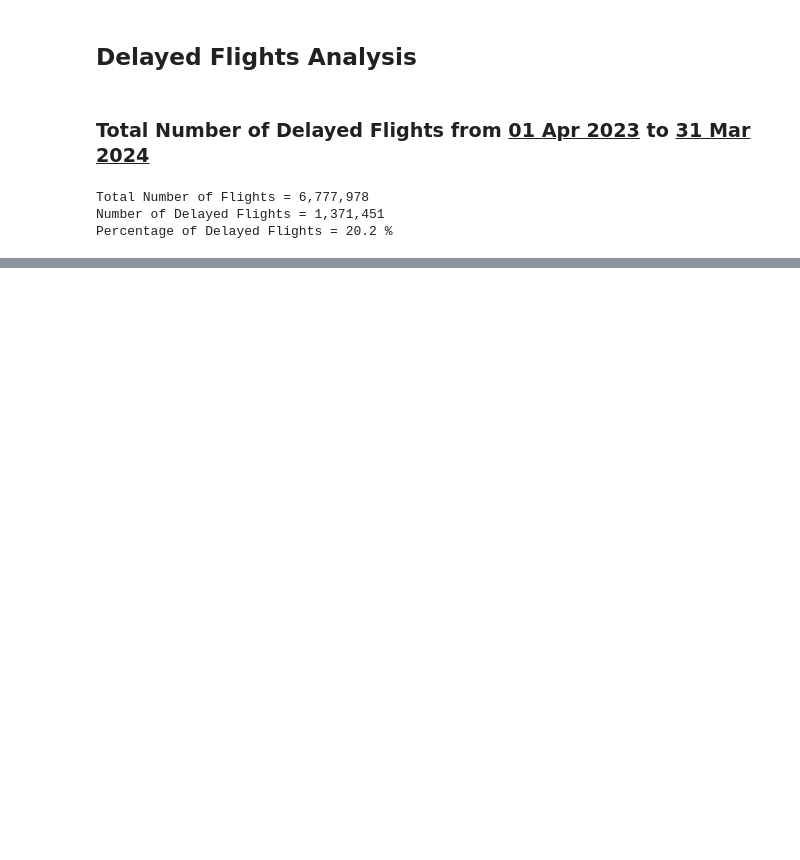
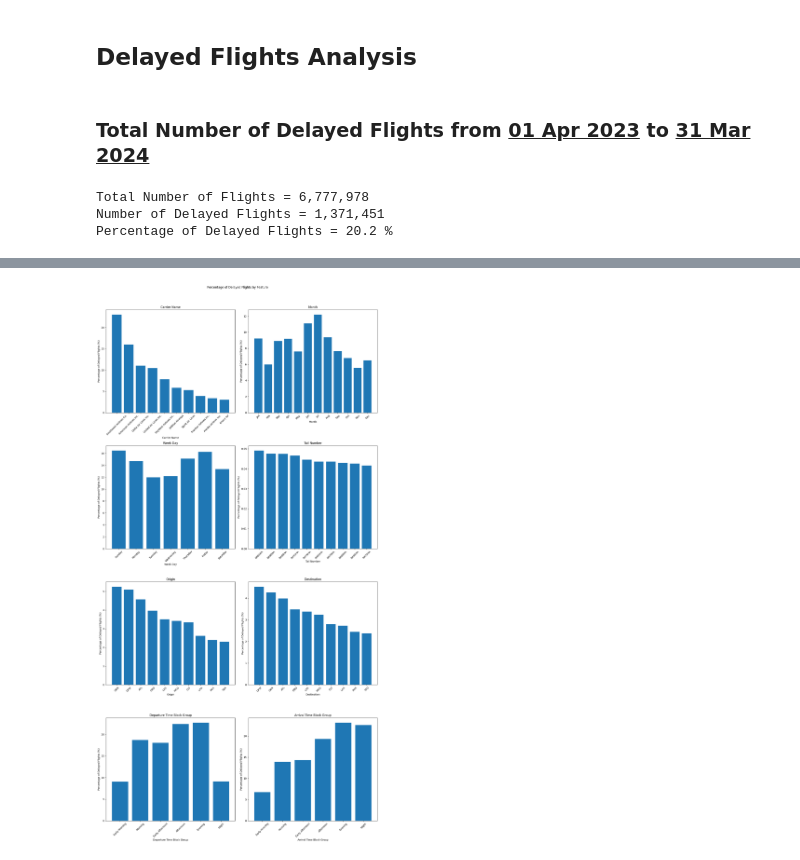
Before and after one commit to B-Treftz/Flight_Status_Predictor, a Jupyter notebook: 1_EDA/EDA_Brian.ipynb, the cells around one changed output, grey strips where cells are left out. Drawn from its saved outputs; the diff is of its cells as text; code cells hidden in the pictures; blank space fills up the shorter version.

```diff
--- a/1_EDA/EDA_Brian.ipynb
+++ b/1_EDA/EDA_Brian.ipynb
@@ -187,6 +256,6 @@ fig_pie.show()
 # %%
 # Define categorical variables
-categorical_vars = [
+categorical_features = [
     ('Carrier_Name', 'Carrier Name'),
     ('Month', 'Month'),
     ('Week_Day', 'Week Day'),
@@ -198,10 +267,11 @@ categorical_vars = [
 ]
 
 # Initialize subplot figure with two columns of four
-fig = sp.make_subplots(rows=4, cols=2, subplot_titles=[title for _, title in categorical_vars])
+fig, axs = plt.subplots(4, 2, figsize=(16, 32))
+axs = axs.flatten()
 
 # Create bar charts for each categorical variable
-for i, (var, title) in enumerate(categorical_vars, start=1):
+for i, (var, title) in enumerate(categorical_features):
     if var in ['Tail_Number', 'Origin', 'Destination', 'Carrier_Name']:
         # Limit top 10 for Tail_Number, Origin, and Destination
         top_10 = df[df['Delayed'] == 1][var].value_counts().head(10).sort_values(ascending=False)
@@ -209,37 +279,41 @@ for i, (var, title) in enumerate(categorical_vars, start=1):
         values = (top_10.values / delayed) * 100
     elif var == 'Month':
         # Sort month in order from January to December
         month_order = ['Jan', 'Feb', 'Mar', 'Apr', 'May', 'Jun', 'Jul', 'Aug', 'Sep', 'Oct', 'Nov', 'Dec']
         month_counts = df[df['Delayed'] == 1]['Month'].value_counts(normalize=True).loc[month_order]
         labels = month_counts.index
         values = month_counts.values * 100
     elif var == 'Week_Day':
         # Sort week day from Sunday to Saturday
         weekday_order = ['Sunday', 'Monday', 'Tuesday', 'Wednesday', 'Thursday', 'Friday', 'Saturday']
         weekday_counts = df[df['Delayed'] == 1]['Week_Day'].value_counts(normalize=True).loc[weekday_order]
         labels = weekday_counts.index
         values = weekday_counts.values * 100
     elif var == 'Dep_Time_Block_Group':
         # Sort time block group from Early Morning to Night
         dep_block_order = ['Early Morning', 'Morning', 'Early Afternoon', 'Afternoon', 'Evening', 'Night']
         dep_block_counts = df[df['Delayed'] == 1]['Dep_Time_Block_Group'].value_counts(normalize=True).loc[dep_block_order]
         labels = dep_block_counts.index
         values = dep_block_counts.values * 100
     else:
         # Sort time block group from Early Morning to Night
         arr_block_order = ['Early Morning', 'Morning', 'Early Afternoon', 'Afternoon', 'Evening', 'Night']
         arr_block_counts = df[df['Delayed'] == 1]['Arr_Time_Block_Group'].value_counts(normalize=True).loc[arr_block_order]
         labels = arr_block_counts.index
         values = arr_block_counts.values * 100
 
     # Create bar chart
-    bar = px.bar(x=labels, y=values, labels={'x': title, 'y': 'Percentage of Delayed Flights (%)'})
-
-    # Add bar chart to subplot
-    for trace in bar.data:
-        fig.add_trace(trace, row=(i-1) // 2 + 1, col=(i-1) % 2 + 1)
+    axs[i].bar(labels, values)
+    axs[i].set_title(title)
+    axs[i].set_xlabel(title)
+    axs[i].set_ylabel('Percentage of Delayed Flights (%)')
+    axs[i].tick_params(axis='x', rotation=45)
 
 # Update layout
-fig.update_layout(height=1200, width=800, title_text='Percentage of Delayed Flights by Feature', showlegend=False)
+plt.suptitle('Percentage of Delayed Flights by Feature')
+plt.tight_layout(rect=[0, 0, 1, 0.96])
 
-fig.show()
+# Display the plot
+plt.show()
+# %% [output]
+[figure, added]
```
Also changed, not shown: parts of 18 cells of this notebook.
